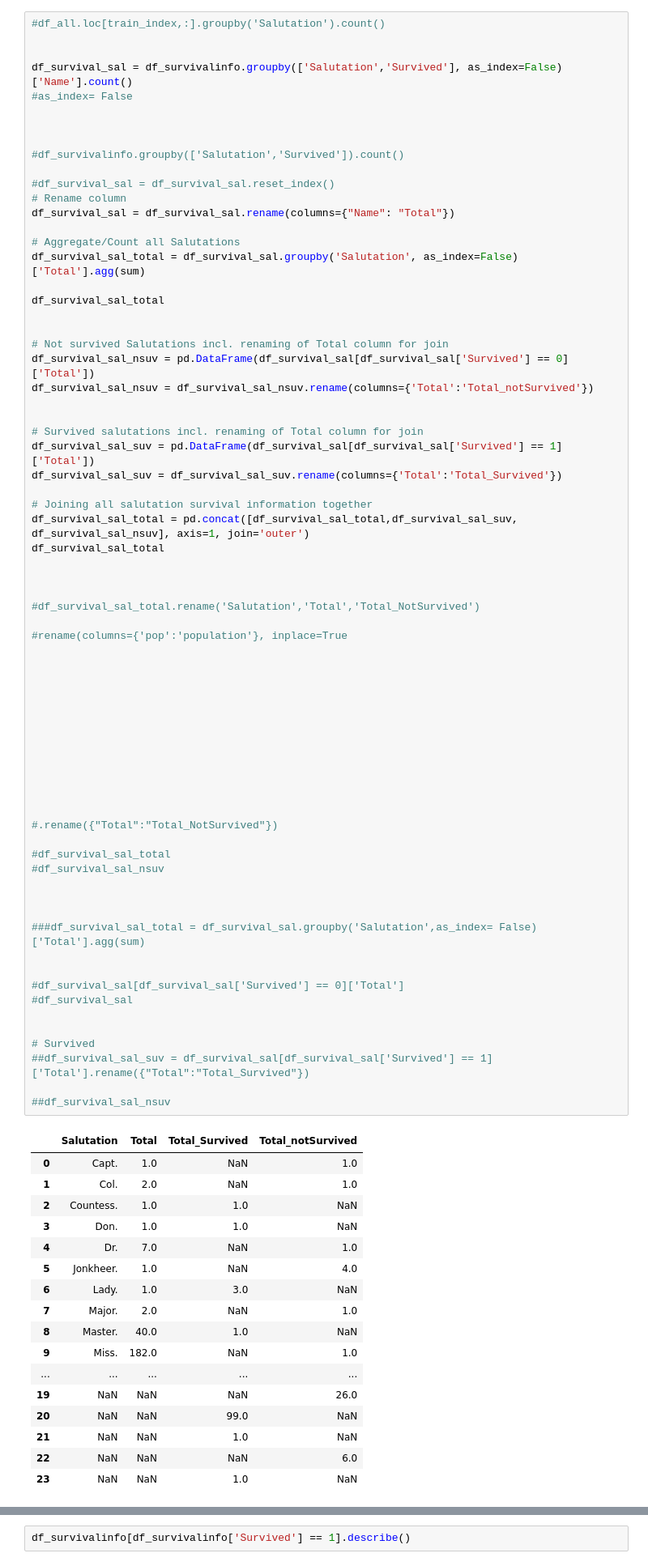
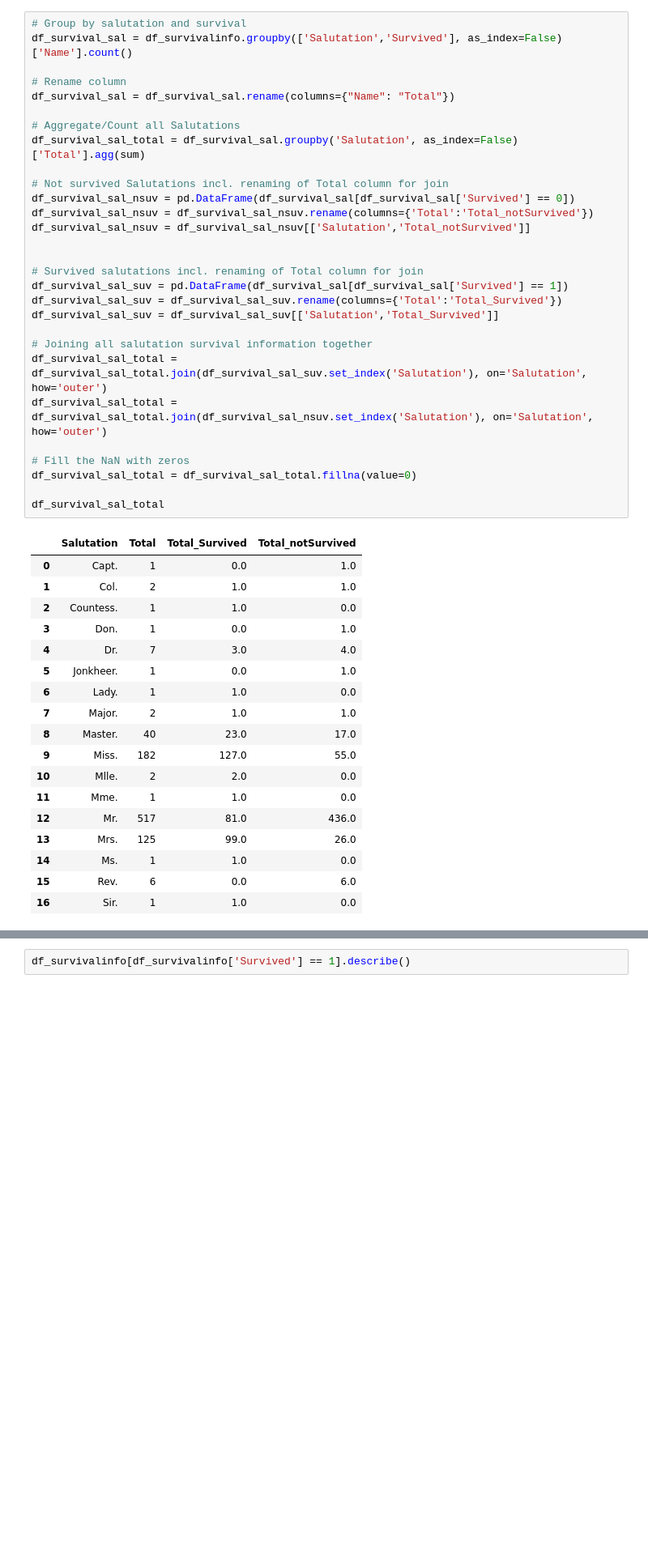
Before and after one commit to IIIskiplikIII/my-titanic-try, a Jupyter notebook: my-titanic-try.ipynb, the cells around one changed output, grey strips where cells are left out. Shown at 81% size. Cells and saved outputs as stored; diff of their text form; blank space fills up the shorter version.

```diff
--- a/my-titanic-try.ipynb
+++ b/my-titanic-try.ipynb
@@ -708,87 +684,48 @@ df_survivalinfo
 # %%
-#df_all.loc[train_index,:].groupby('Salutation').count()
+# Group by salutation and survival
+df_survival_sal = df_survivalinfo.groupby(['Salutation','Survived'], as_index=False)['Name'].count()
 
-
-df_survival_sal = df_survivalinfo.groupby(['Salutation','Survived'], as_index=False)['Name'].count()
-#as_index= False
-
-
-
-#df_survivalinfo.groupby(['Salutation','Survived']).count()
-
-#df_survival_sal = df_survival_sal.reset_index()
 # Rename column
 df_survival_sal = df_survival_sal.rename(columns={"Name": "Total"})
 
 # Aggregate/Count all Salutations
 df_survival_sal_total = df_survival_sal.groupby('Salutation', as_index=False)['Total'].agg(sum)
 
-df_survival_sal_total
-
-
 # Not survived Salutations incl. renaming of Total column for join
-df_survival_sal_nsuv = pd.DataFrame(df_survival_sal[df_survival_sal['Survived'] == 0]['Total'])
+df_survival_sal_nsuv = pd.DataFrame(df_survival_sal[df_survival_sal['Survived'] == 0])
 df_survival_sal_nsuv = df_survival_sal_nsuv.rename(columns={'Total':'Total_notSurvived'})
+df_survival_sal_nsuv = df_survival_sal_nsuv[['Salutation','Total_notSurvived']]
 
 
 # Survived salutations incl. renaming of Total column for join
-df_survival_sal_suv = pd.DataFrame(df_survival_sal[df_survival_sal['Survived'] == 1]['Total'])
+df_survival_sal_suv = pd.DataFrame(df_survival_sal[df_survival_sal['Survived'] == 1])
 df_survival_sal_suv = df_survival_sal_suv.rename(columns={'Total':'Total_Survived'})
+df_survival_sal_suv = df_survival_sal_suv[['Salutation','Total_Survived']]
 
 # Joining all salutation survival information together
-df_survival_sal_total = pd.concat([df_survival_sal_total,df_survival_sal_suv, df_survival_sal_nsuv], axis=1, join='outer')
+df_survival_sal_total = df_survival_sal_total.join(df_survival_sal_suv.set_index('Salutation'), on='Salutation', how='outer')
+df_survival_sal_total = df_survival_sal_total.join(df_survival_sal_nsuv.set_index('Salutation'), on='Salutation', how='outer')
+
+# Fill the NaN with zeros
+df_survival_sal_total = df_survival_sal_total.fillna(value=0)
+
 df_survival_sal_total
-
-
-
-#df_survival_sal_total.rename('Salutation','Total','Total_NotSurvived')
-
-#rename(columns={'pop':'population'}, inplace=True
-
-
-
-
-
-
-
-
-
-
-
-
-#.rename({"Total":"Total_NotSurvived"})
-
-#df_survival_sal_total
-#df_survival_sal_nsuv
-
-
-
-###df_survival_sal_total = df_survival_sal.groupby('Salutation',as_index= False)['Total'].agg(sum)
-
-
-#df_survival_sal[df_survival_sal['Survived'] == 0]['Total']
-#df_survival_sal
-
-
-# Survived
-##df_survival_sal_suv = df_survival_sal[df_survival_sal['Survived'] == 1]['Total'].rename({"Total":"Total_Survived"})
-
-##df_survival_sal_nsuv
 # %% [output]
 |  | Salutation | Total | Total_Survived | Total_notSurvived |
-| 0 | Capt. | 1.0 | NaN | 1.0 |
-| 1 | Col. | 2.0 | NaN | 1.0 |
-| 2 | Countess. | 1.0 | 1.0 | NaN |
-| 3 | Don. | 1.0 | 1.0 | NaN |
-| 4 | Dr. | 7.0 | NaN | 1.0 |
-| 5 | Jonkheer. | 1.0 | NaN | 4.0 |
-| 6 | Lady. | 1.0 | 3.0 | NaN |
-| 7 | Major. | 2.0 | NaN | 1.0 |
-| 8 | Master. | 40.0 | 1.0 | NaN |
-| 9 | Miss. | 182.0 | NaN | 1.0 |
-| ... | ... | ... | ... | ... |
-| 19 | NaN | NaN | NaN | 26.0 |
-| 20 | NaN | NaN | 99.0 | NaN |
-| 21 | NaN | NaN | 1.0 | NaN |
-| 22 | NaN | NaN | NaN | 6.0 |
-| 23 | NaN | NaN | 1.0 | NaN |
+| 0 | Capt. | 1 | 0.0 | 1.0 |
+| 1 | Col. | 2 | 1.0 | 1.0 |
+| 2 | Countess. | 1 | 1.0 | 0.0 |
+| 3 | Don. | 1 | 0.0 | 1.0 |
+| 4 | Dr. | 7 | 3.0 | 4.0 |
+| 5 | Jonkheer. | 1 | 0.0 | 1.0 |
+| 6 | Lady. | 1 | 1.0 | 0.0 |
+| 7 | Major. | 2 | 1.0 | 1.0 |
+| 8 | Master. | 40 | 23.0 | 17.0 |
+| 9 | Miss. | 182 | 127.0 | 55.0 |
+| 10 | Mlle. | 2 | 2.0 | 0.0 |
+| 11 | Mme. | 1 | 1.0 | 0.0 |
+| 12 | Mr. | 517 | 81.0 | 436.0 |
+| 13 | Mrs. | 125 | 99.0 | 26.0 |
+| 14 | Ms. | 1 | 1.0 | 0.0 |
+| 15 | Rev. | 6 | 0.0 | 6.0 |
+| 16 | Sir. | 1 | 1.0 | 0.0 |
```
Also changed, not shown: parts of 8 cells of this notebook.
